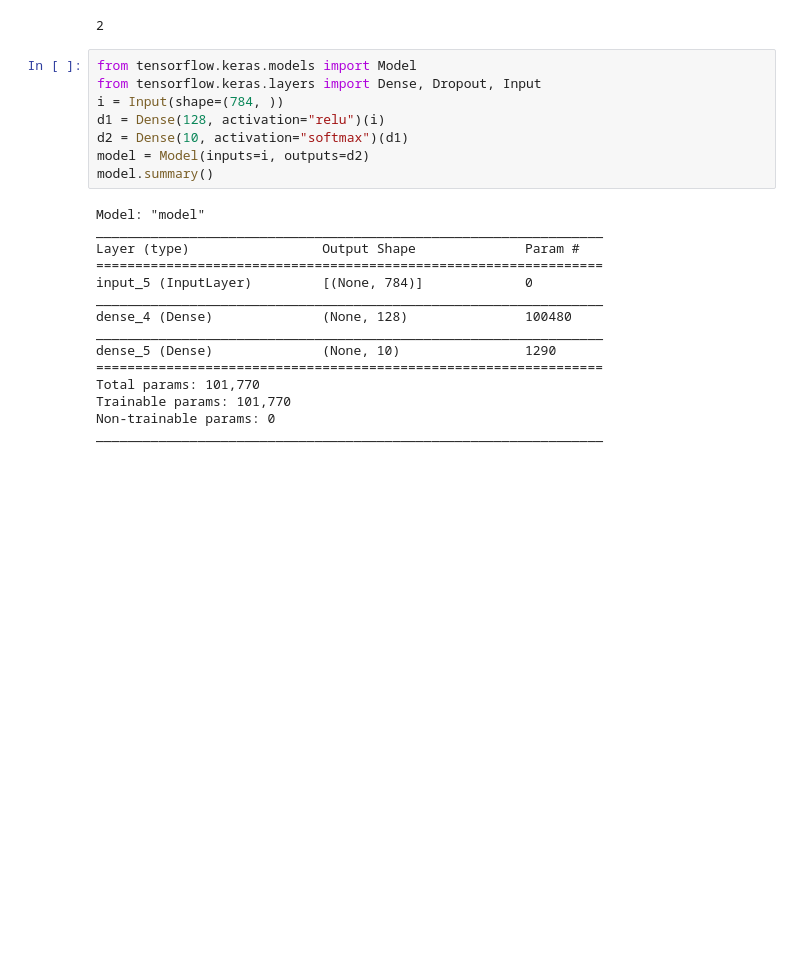
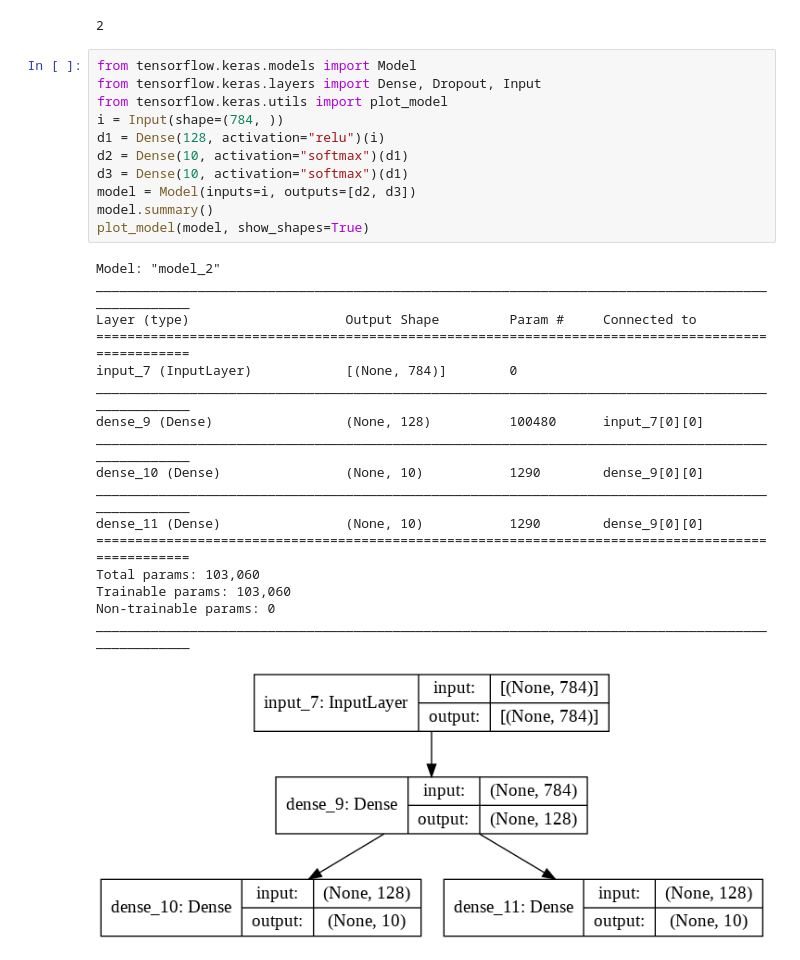
Before and after one commit to Elwing-Chou/ml0223, a Jupyter notebook: Model.ipynb, the cells around one changed output. Drawn from its saved outputs; the diff is of its cells as text; blank space fills up the shorter version.

```diff
--- a/Model.ipynb
+++ b/Model.ipynb
@@ -35,23 +35,29 @@ test()(2.6)
 # %%
 from tensorflow.keras.models import Model
 from tensorflow.keras.layers import Dense, Dropout, Input
+from tensorflow.keras.utils import plot_model
 i = Input(shape=(784, ))
 d1 = Dense(128, activation="relu")(i)
 d2 = Dense(10, activation="softmax")(d1)
-model = Model(inputs=i, outputs=d2)
+d3 = Dense(10, activation="softmax")(d1)
+model = Model(inputs=i, outputs=[d2, d3])
 model.summary()
+plot_model(model, show_shapes=True)
 # %% [output]
-Model: "model"
-_________________________________________________________________
-Layer (type)                 Output Shape              Param #
-=================================================================
-input_5 (InputLayer)         [(None, 784)]             0
-_________________________________________________________________
-dense_4 (Dense)              (None, 128)               100480
-_________________________________________________________________
-dense_5 (Dense)              (None, 10)                1290
-=================================================================
-Total params: 101,770
-Trainable params: 101,770
+Model: "model_2"
+__________________________________________________________________________________________________
+Layer (type)                    Output Shape         Param #     Connected to
+==================================================================================================
+input_7 (InputLayer)            [(None, 784)]        0
+__________________________________________________________________________________________________
+dense_9 (Dense)                 (None, 128)          100480      input_7[0][0]
+__________________________________________________________________________________________________
+dense_10 (Dense)                (None, 10)           1290        dense_9[0][0]
+__________________________________________________________________________________________________
+dense_11 (Dense)                (None, 10)           1290        dense_9[0][0]
+==================================================================================================
+Total params: 103,060
+Trainable params: 103,060
 Non-trainable params: 0
-_________________________________________________________________
+__________________________________________________________________________________________________
+[figure, added]
```
Also changed, not shown: parts of 1 cell of this notebook.
